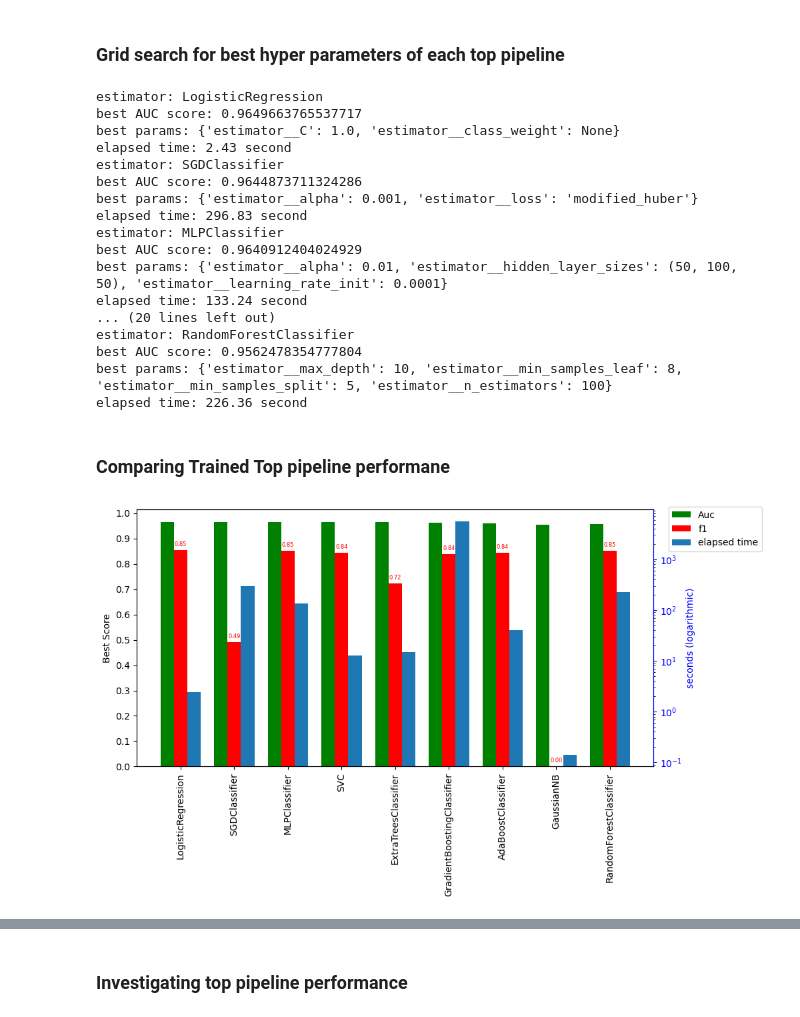
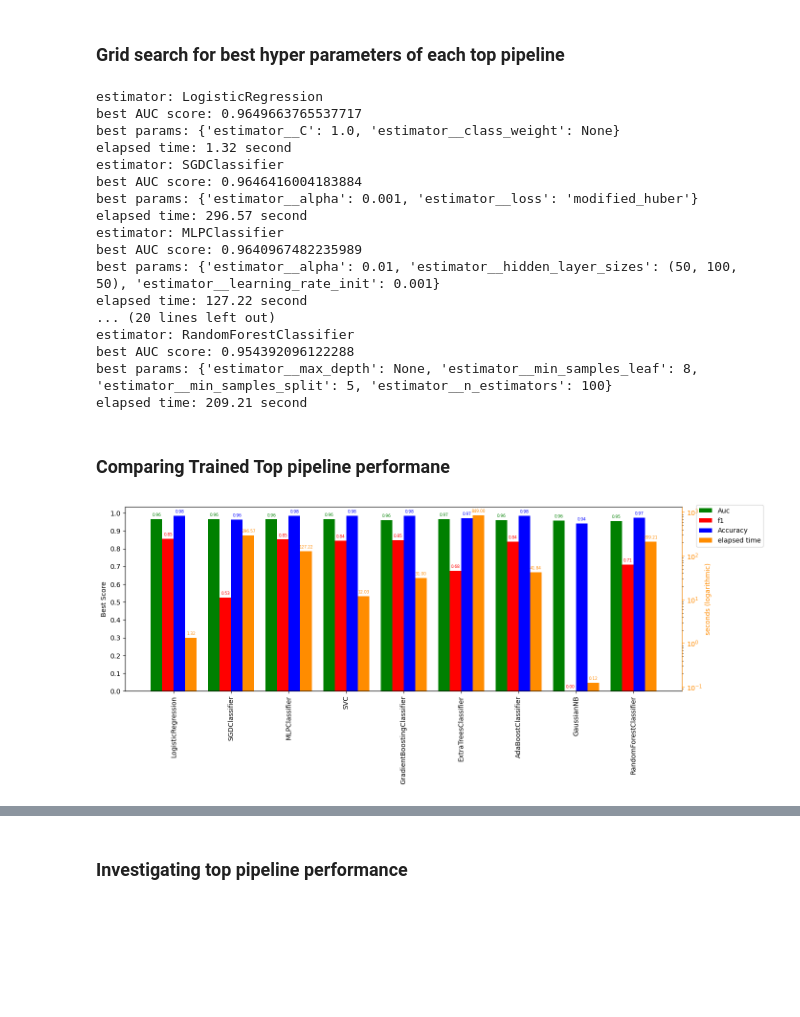
Before and after one commit to hamedtea/thesis, a Jupyter notebook: Feature_based_ML_model.ipynb, the cells around one changed output, grey strips where cells are left out. Drawn from its saved outputs; the diff is of its cells as text; code cells hidden in the pictures; blank space fills up the shorter version.

Commit message:
f FE_based (accuracy score is added)

```diff
--- a/Feature_based_ML_model.ipynb
+++ b/Feature_based_ML_model.ipynb
@@ -309,13 +312,13 @@ estimator_params = {
     'ExtraTreesClassifier': {
         'estimator__min_samples_split': [2, 5, 10],  # Minimum number of samples required to split an internal node
         'estimator__max_depth': [None, 10, 20, 30],          # Maximum depth of the tree
-        'estimator__min_samples_leaf': [1, 2, 4],
+        #'estimator__min_samples_leaf': [1, 2, 4],
         #'max_features': ['auto', 'sqrt', 'log2'], # Number of features to consider for the best split # Minimum number of samples required to be at a leaf node
         },
     'GradientBoostingClassifier': {
         'estimator__n_estimators': [50, 100, 150],
-        'estimator__learning_rate': [0.01, 0.1, 0.2],
-        'estimator__max_depth': [3, 4 ,5],
+        'estimator__learning_rate': [0.01, 0.1],
+        #'estimator__max_depth': [3, 4 ,5],
         #'estimator__min_samples_split': [2, 5, 10],  # Minimum number of samples required to split an internal node
         #'estimator__min_samples_leaf': [2, 4, 6],  # Minimum number of samples required to be at a leaf node
         },
@@ -346,13 +349,14 @@ est_times = []
 est_names = []
 est_f1 = []
 est_AUC = []
+est_accuracy = []
 results = {}
 for pipeline in top_pipelines:
     est_name = pipeline.named_steps['estimator'].__class__.__name__
     start_time = time.time()
     gs = GridSearchCV(estimator=pipeline,
                   param_grid = estimator_params[est_name],
-                  scoring = scoring,
+                  scoring = {'Accuracy': 'accuracy', "AUC": "roc_auc", 'f1': 'f1'},
                   refit= 'AUC',
                   cv = stratified_kf,
                   n_jobs=-1)
@@ -369,57 +373,66 @@ for pipeline in top_pipelines:
     print(f'elapsed time: {elapsed_time:.2f} second')
     pipeline.set_params(**gs.best_params_)
     best_f1 = max(gs.cv_results_['mean_test_f1'])
+    best_acc = max(gs.cv_results_['mean_test_Accuracy'])
     est_f1.append(best_f1)
+    est_accuracy.append(best_acc)
     results[est_name] = gs.cv_results_
 # %% [output]
 estimator: LogisticRegression
 best AUC score: 0.9649663765537717
 best params: {'estimator__C': 1.0, 'estimator__class_weight': None}
-elapsed time: 2.43 second
+elapsed time: 1.32 second
 estimator: SGDClassifier
-best AUC score: 0.9644873711324286
+best AUC score: 0.9646416004183884
 best params: {'estimator__alpha': 0.001, 'estimator__loss': 'modified_huber'}
-elapsed time: 296.83 second
+elapsed time: 296.57 second
 estimator: MLPClassifier
-best AUC score: 0.9640912404024929
-best params: {'estimator__alpha': 0.01, 'estimator__hidden_layer_sizes': (50, 100, 50), 'estimator__learning_rate_init': 0.0001}
-elapsed time: 133.24 second
+best AUC score: 0.9640967482235989
+best params: {'estimator__alpha': 0.01, 'estimator__hidden_layer_sizes': (50, 100, 50), 'estimator__learning_rate_init': 0.001}
+elapsed time: 127.22 second
 ... (20 lines left out)
 estimator: RandomForestClassifier
-best AUC score: 0.9562478354777804
-best params: {'estimator__max_depth': 10, 'estimator__min_samples_leaf': 8, 'estimator__min_samples_split': 5, 'estimator__n_estimators': 100}
-elapsed time: 226.36 second
+best AUC score: 0.954392096122288
+best params: {'estimator__max_depth': None, 'estimator__min_samples_leaf': 8, 'estimator__min_samples_split': 5, 'estimator__n_estimators': 100}
+elapsed time: 209.21 second
 # %% [markdown]
 ### Comparing Trained Top pipeline performane
 # %%
 # Sample data
 
 x = np.arange(len(est_names))  # x-axis locations for the bars
-width = 0.25  # Width of the bars
+width = 0.2  # Width of the bars
 
 # Create the bar chart for the first dataset
-fig, ax1 = plt.subplots(figsize=(10, 5))
-ax1.bar(x-width , est_AUC, width, label='Auc', color = 'g')
-bar_f1 = ax1.bar(x , est_f1, width, label='f1', color = 'red')
-ax1.set_xticks(x, est_names, rotation = 90)
+fig, ax1 = plt.subplots(figsize=(15, 5))
+bar_f1 = ax1.bar(x , est_AUC, width, label='Auc', color = 'g')
+bar_f2 = ax1.bar(x+width , est_f1, width, label='f1', color = 'red')
+bar_f3 = ax1.bar(x +2*width, est_accuracy, width, label='Accuracy', color = 'blue')
+ax1.set_xticks(x+1.5*width, est_names, rotation = 90)
 ax1.set_yticks(np.arange(0,1.1,0.1))
 ax1.set_ylabel('Best Score')
-ax1.bar_label(bar_f1, fmt = '%.2f', label_type='edge', padding=3, color = 'red', fontsize = 6)
+ax1.bar_label(bar_f1, fmt = '%.2f', label_type='edge', padding=3, color = 'g', fontsize = 6)
+ax1.bar_label(bar_f2, fmt = '%.2f', label_type='edge', padding=3, color = 'r', fontsize = 6)
+ax1.bar_label(bar_f3, fmt = '%.2f', label_type='edge', padding=3, color = 'b', fontsize = 6)
+
+
 
 
 ax2 = ax1.twinx()
-ax2.bar(x+width, est_times, width, label='elapsed time', log = True)
-ax2.set_ylabel('seconds (logarithmic)', color = 'b')
-ax2.spines['right'].set_color('blue')
-ax2.yaxis.label.set_color('blue')
-ax2.tick_params(axis='y', colors='blue')
+bar_f4 = ax2.bar(x+3*width, est_times, width, label='elapsed time', log = True, color = 'darkorange')
+ax2.set_ylabel('seconds (logarithmic)', color = 'darkorange')
+ax2.spines['right'].set_color('darkorange')
+ax2.yaxis.label.set_color('darkorange')
+ax2.tick_params(axis='y', colors='darkorange')
+ax2.bar_label(bar_f4, fmt = '%.2f', label_type='edge', padding=3, color = 'darkorange', fontsize = 6)
+
 # Combine legends for both y-axes
 lines1, labels1 = ax1.get_legend_handles_labels()
 lines2, labels2 = ax2.get_legend_handles_labels()
 combined_labels = labels1 + labels2
 ax1.legend(lines1 + lines2, combined_labels, loc='upper left', bbox_to_anchor=(1.02, 1.03), frameon=True)
 plt.show()
 # %% [output]
-[figure, old version]
+[figure, new version]
 # %%
 # Create two subplots for 'mean' and 'std'
```
Also changed, not shown: parts of 6 cells of this notebook, 1 other file.
